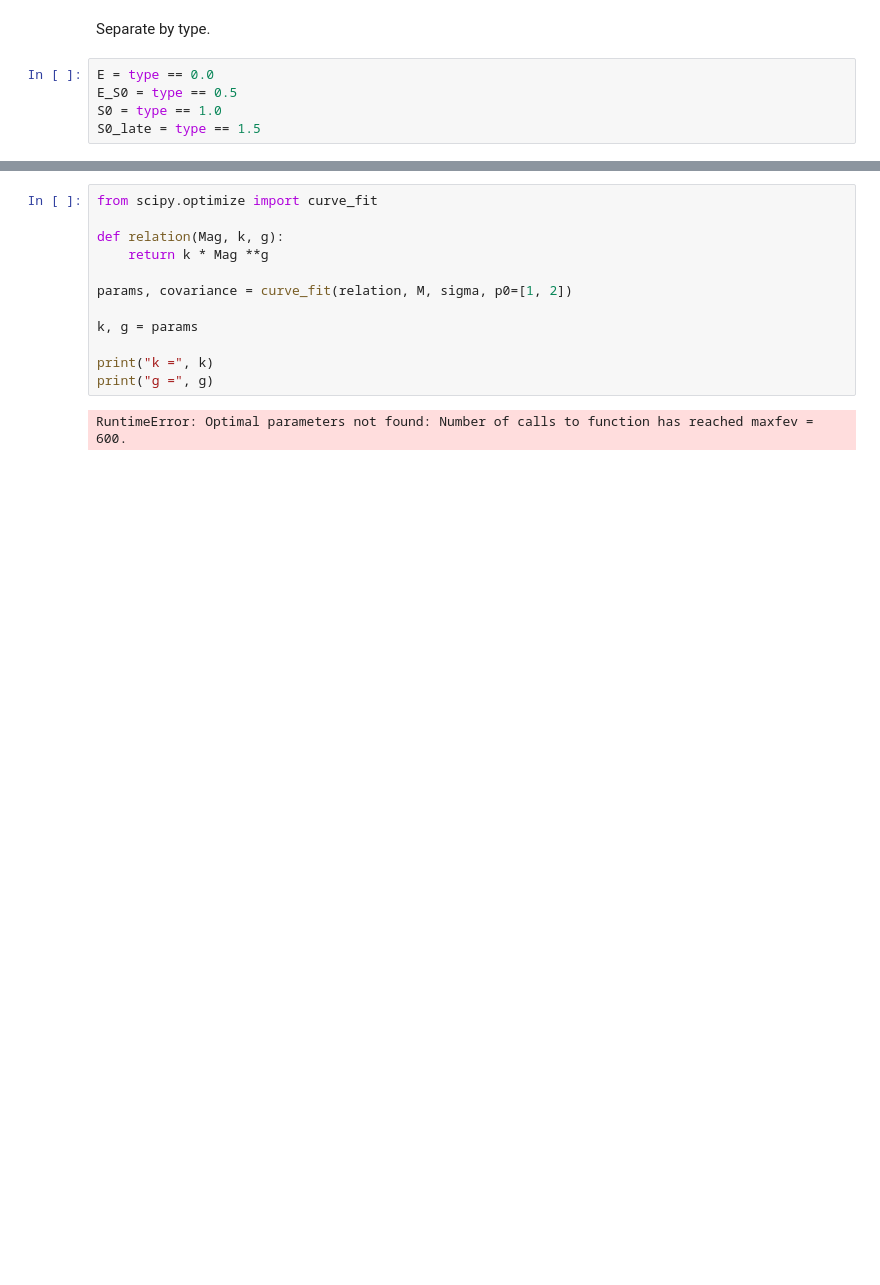
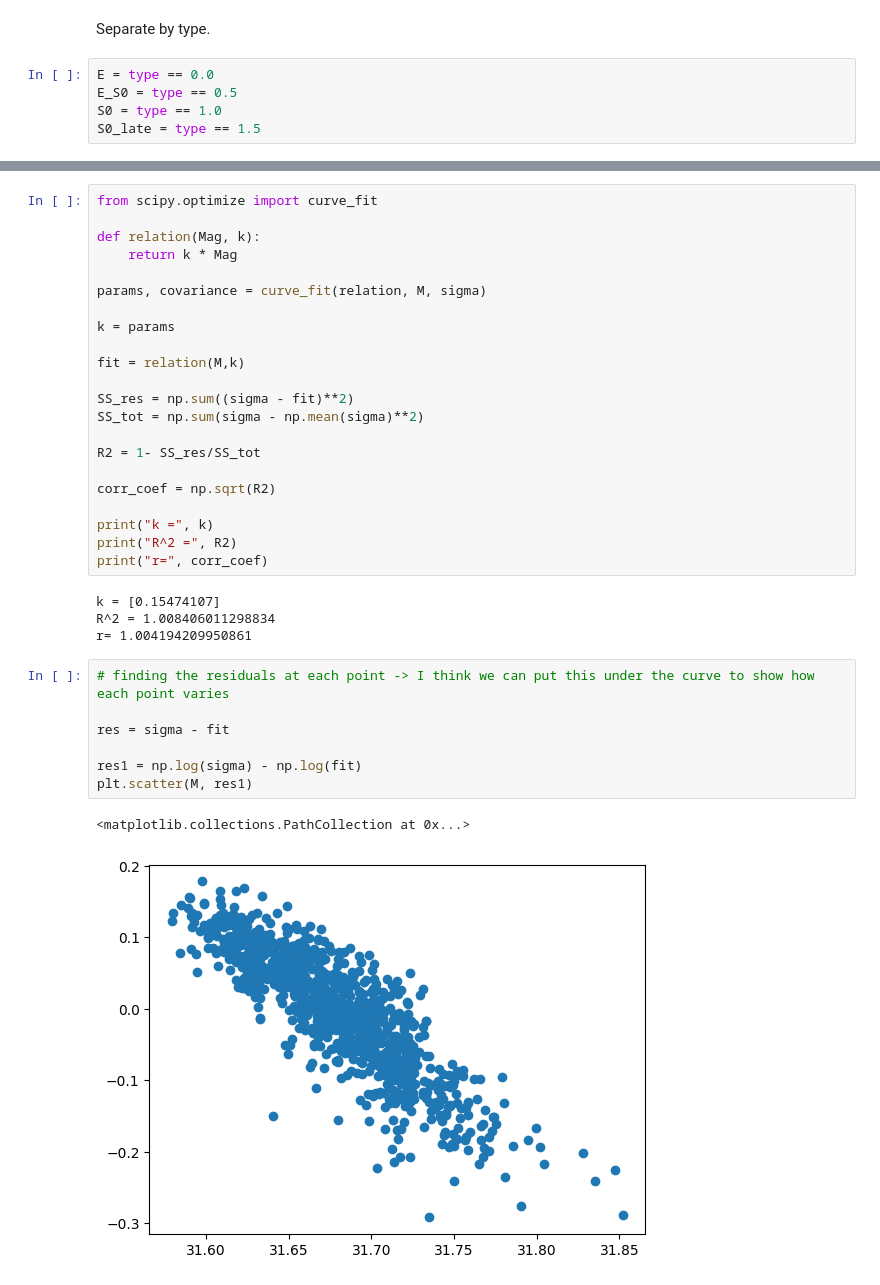
Before and after one commit to lina-pp/PHYS3116_Group3, a Jupyter notebook: Faber-Jackson.ipynb, the cells around one changed output, grey strips where cells are left out. Drawn from its saved outputs; the diff is of its cells as text; blank space fills up the shorter version.

```diff
--- a/Faber-Jackson.ipynb
+++ b/Faber-Jackson.ipynb
@@ -51,14 +85,36 @@ plt.show()
 # %%
 from scipy.optimize import curve_fit
 
-def relation(Mag, k, g):
-    return k * Mag **g
+def relation(Mag, k):
+    return k * Mag
 
-params, covariance = curve_fit(relation, M, sigma, p0=[1, 2])
+params, covariance = curve_fit(relation, M, sigma)
 
-k, g = params
+k = params
+
+fit = relation(M,k)
+
+SS_res = np.sum((sigma - fit)**2)
+SS_tot = np.sum(sigma - np.mean(sigma)**2)
+
+R2 = 1- SS_res/SS_tot
+
+corr_coef = np.sqrt(R2)
 
 print("k =", k)
-print("g =", g)
+print("R^2 =", R2)
+print("r=", corr_coef)
 # %% [output]
-RuntimeError: Optimal parameters not found: Number of calls to function has reached maxfev = 600.
+k = [0.15474107]
+R^2 = 1.008406011298834
+r= 1.004194209950861
+# %%
+# finding the residuals at each point -> I think we can put this under the curve to show how each point varies
+
+res = sigma - fit
+
+res1 = np.log(sigma) - np.log(fit)
+plt.scatter(M, res1)
+# %% [output]
+<matplotlib.collections.PathCollection at 0x...>
+[figure, added]
```
Also changed, not shown: parts of 4 cells of this notebook.
